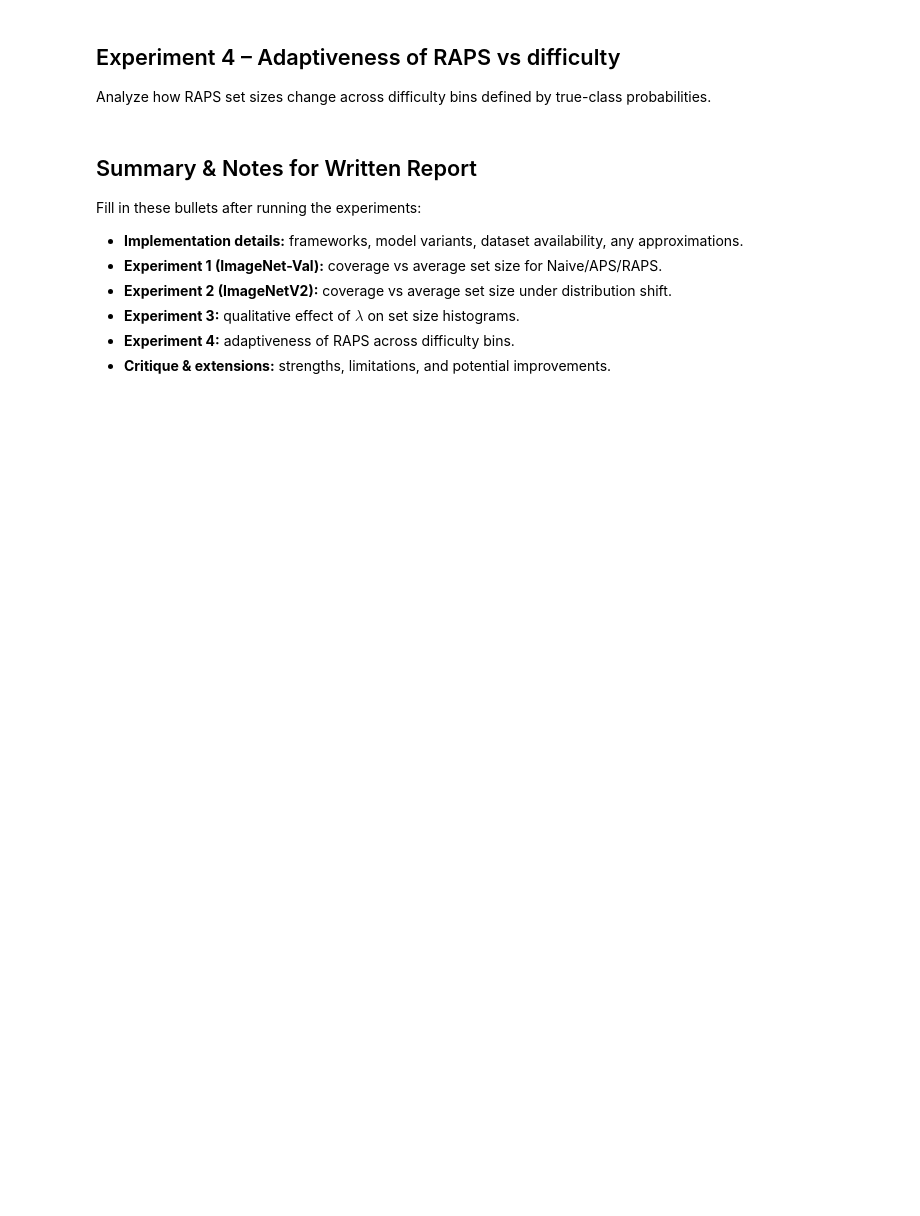
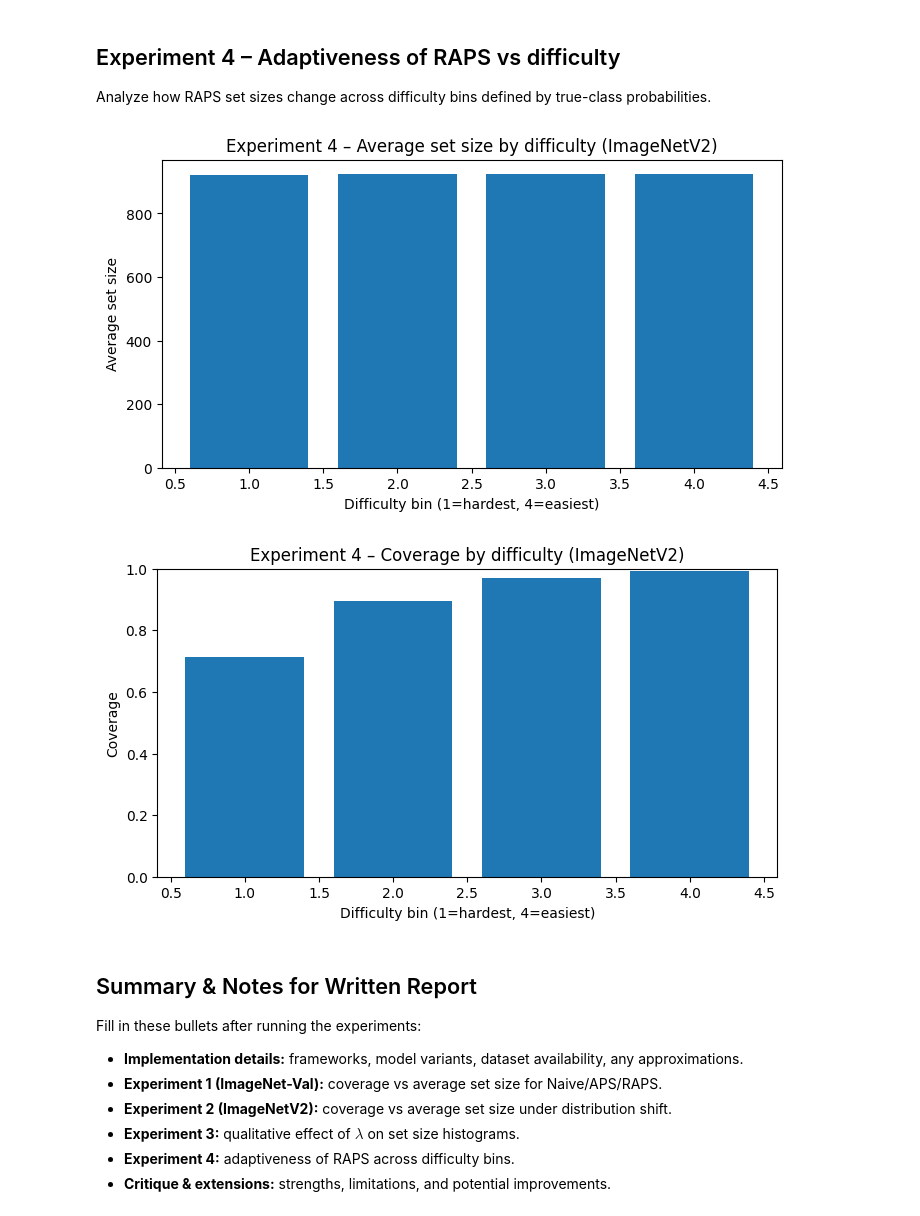
Before and after one commit to ChiCoTheLaAnh/CS483HW4, a Jupyter notebook: HW4_conformal_prediction.ipynb, the cells around one changed output. Drawn from its saved outputs; the diff is of its cells as text; code cells hidden in the pictures; blank space fills up the shorter version.

```diff
--- a/HW4_conformal_prediction.ipynb
+++ b/HW4_conformal_prediction.ipynb
@@ -52,12 +164,12 @@ set_seed(0)
 # %%
-IMAGENET_ROOT = "/path/to/imagenet"  # user: set this if you have ImageNet locally
-IMAGENETV2_ROOT = "./data/imagenetv2-matched-frequency"
+IMAGENET_ROOT = r"C:\Users\ducta\Downloads"  # user: set this to parent directory containing devkit and val folder
+IMAGENETV2_ROOT = r"\Users\ducta\Downloads\imagenetv2-matched-frequency"
 RESULTS_DIR = "./results"
 os.makedirs(RESULTS_DIR, exist_ok=True)
 
 NUM_CLASSES = 1000
-BATCH_SIZE = 64
-NUM_WORKERS = 4
+BATCH_SIZE = 32  # Reduced from 64 to prevent crashes. Increase to 64 if you have enough RAM
+NUM_WORKERS = 0  # Set to 0 to disable multiprocessing (saves memory). Increase to 2-4 if you have enough RAM
 
 ALPHAS = [0.05, 0.10]  # target miscoverage
 
@@ -611,41 +1004,72 @@ def analyze_adaptiveness(s_cal, I_cal, labels_cal, s_eval, I_eval, labels_eval,
     plt.figure(figsize=(8, 4))
     plt.bar(range(1, 5), avg_sizes)
     plt.xlabel("Difficulty bin (1=hardest, 4=easiest)")
     plt.ylabel("Average set size")
     plt.title(f"Experiment 4 – Average set size by difficulty ({dataset_name})")
     plt.show()
 
     plt.figure(figsize=(8, 4))
     plt.bar(range(1, 5), coverages)
     plt.xlabel("Difficulty bin (1=hardest, 4=easiest)")
     plt.ylabel("Coverage")
     plt.title(f"Experiment 4 – Coverage by difficulty ({dataset_name})")
     plt.ylim(0, 1)
     plt.show()
 
 
 if imagenet_val is not None:
-    scores = scores_imagenet if 'scores_imagenet' in globals() else None
-    if scores is None:
-        model = load_pretrained_model("resnet152")
-        scores = compute_scores_for_dataset(model, imagenet_val, IMAGENET_N_CAL, IMAGENET_N_EVAL)
+    # Try to get scores from memory, otherwise load from cache
+    try:
+        scores = scores_imagenet
+    except NameError:
+        print("Loading ImageNet scores from cache...")
+        scores = load_scores_by_name('imagenet', IMAGENET_N_CAL, IMAGENET_N_EVAL, seed=0)
+        if scores is None:
+            print("Scores not found. Computing scores (this may take a while)...")
+            model = load_pretrained_model("resnet152")
+            try:
+                scores = compute_scores_for_dataset(model, imagenet_val, IMAGENET_N_CAL, IMAGENET_N_EVAL)
+            finally:
+                del model
+                import gc
+                gc.collect()
+                if torch.cuda.is_available():
+                    torch.cuda.empty_cache()
+
     analyze_adaptiveness(
         scores["cal"]["sorted_probs"], scores["cal"]["sorted_indices"], scores["cal"]["labels"],
         scores["eval"]["sorted_probs"], scores["eval"]["sorted_indices"], scores["eval"]["labels"],
         dataset_name="ImageNet-Val"
     )
 elif imagenetv2 is not None:
-    scores = scores_imagenetv2 if 'scores_imagenetv2' in globals() else None
-    if scores is None:
-        model = load_pretrained_model("resnet152")
-        scores = compute_scores_for_dataset(model, imagenetv2, IMAGENETV2_N_CAL, IMAGENETV2_N_EVAL)
+    # Try to get scores from memory, otherwise load from cache
+    try:
+        scores = scores_imagenetv2
+    except NameError:
+        print("Loading ImageNetV2 scores from cache...")
+        scores = load_scores_by_name('imagenetv2', IMAGENETV2_N_CAL, IMAGENETV2_N_EVAL, seed=1)
+        if scores is None:
+            print("Scores not found. Computing scores (this may take a while)...")
+            model = load_pretrained_model("resnet152")
+            try:
+                scores = compute_scores_for_dataset(model, imagenetv2, IMAGENETV2_N_CAL, IMAGENETV2_N_EVAL)
+            finally:
+                del model
+                import gc
+                gc.collect()
+                if torch.cuda.is_available():
+                    torch.cuda.empty_cache()
+
     analyze_adaptiveness(
         scores["cal"]["sorted_probs"], scores["cal"]["sorted_indices"], scores["cal"]["labels"],
         scores["eval"]["sorted_probs"], scores["eval"]["sorted_indices"], scores["eval"]["labels"],
         dataset_name="ImageNetV2"
     )
 else:
     print("No datasets available for Experiment 4.")
+# %% [output]
+[figure, added]
+[figure, added]
 # %% [markdown]
 ## Summary & Notes for Written Report
 
```
Also changed, not shown: parts of 12 cells of this notebook.
